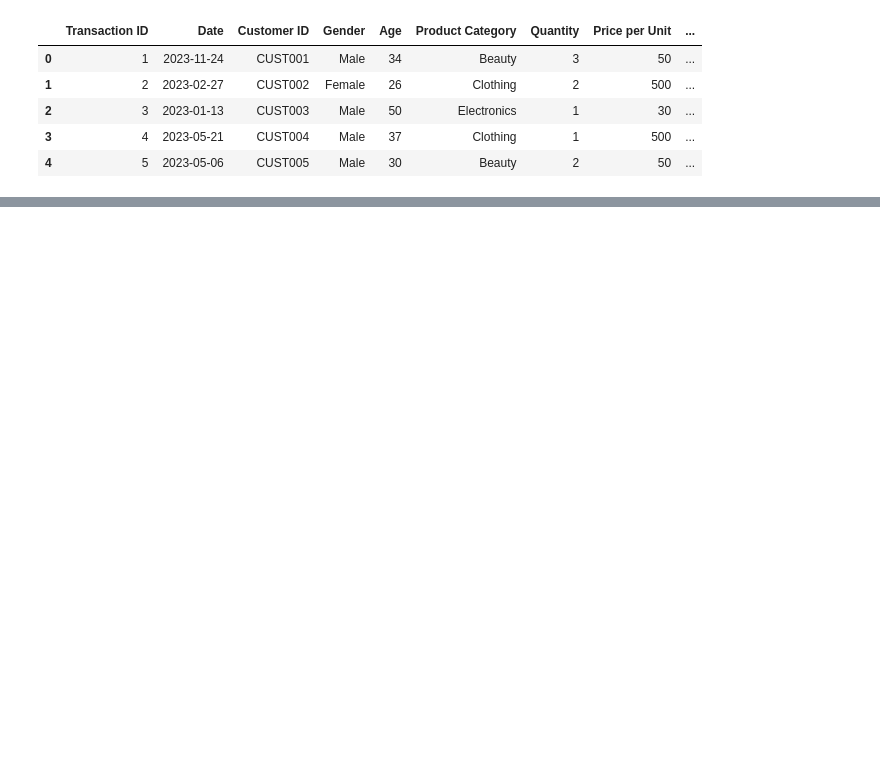
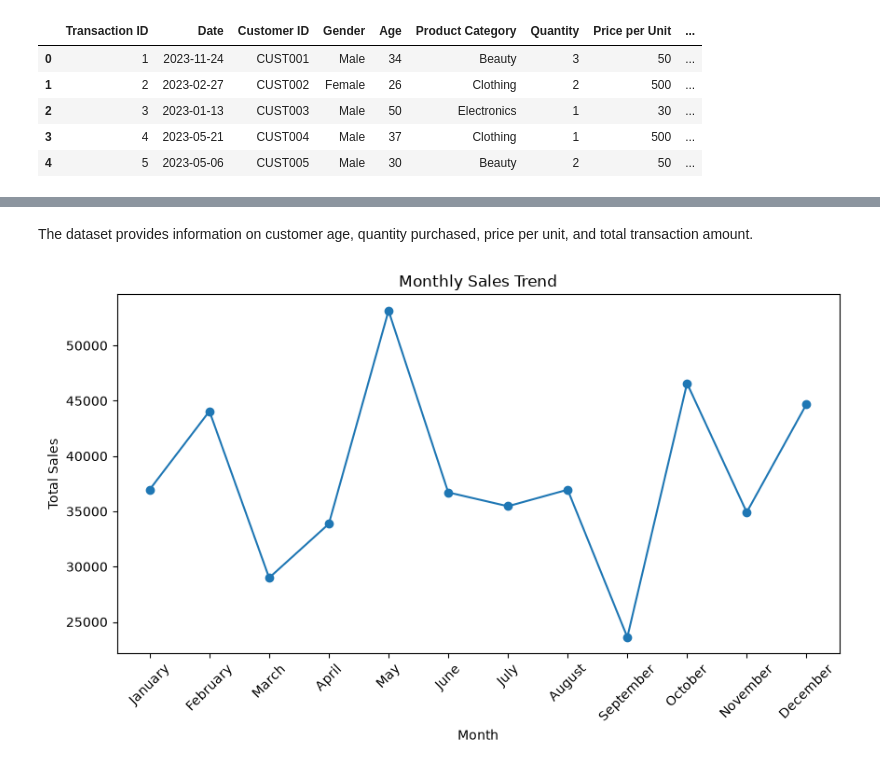
Before and after one commit to varshith1307/OIBSIP, a Jupyter notebook: DataAnalytics-L1-EDARetailSales/eda_retail_sales.ipynb, the cells around one changed output, grey strips where cells are left out. Drawn from its saved outputs; the diff is of its cells as text; code cells hidden in the pictures; blank space fills up the shorter version.

```diff
--- a/DataAnalytics-L1-EDARetailSales/eda_retail_sales.ipynb
+++ b/DataAnalytics-L1-EDARetailSales/eda_retail_sales.ipynb
@@ -13,0 +75,24 @@ df.head()
+# %% [markdown]
+The dataset provides information on customer age, quantity purchased, price per unit, and total transaction amount.
+# %%
+df["Date"] = pd.to_datetime(df["Date"])
+
+df["Month"] = df["Date"].dt.month_name()
+df["Quarter"] = df["Date"].dt.quarter
+# %%
+monthly_sales = df.groupby("Month")["Total Amount"].sum()
+
+month_order = ["January","February","March","April","May","June",
+               "July","August","September","October","November","December"]
+
+monthly_sales = monthly_sales.reindex(month_order)
+
+plt.figure(figsize=(10,5))
+plt.plot(monthly_sales.index, monthly_sales.values, marker="o")
+plt.title("Monthly Sales Trend")
+plt.xlabel("Month")
+plt.ylabel("Total Sales")
+plt.xticks(rotation=45)
+plt.show()
+# %% [output]
+[figure, added]
```
Also changed, not shown: parts of 17 cells of this notebook, 16 other files.
